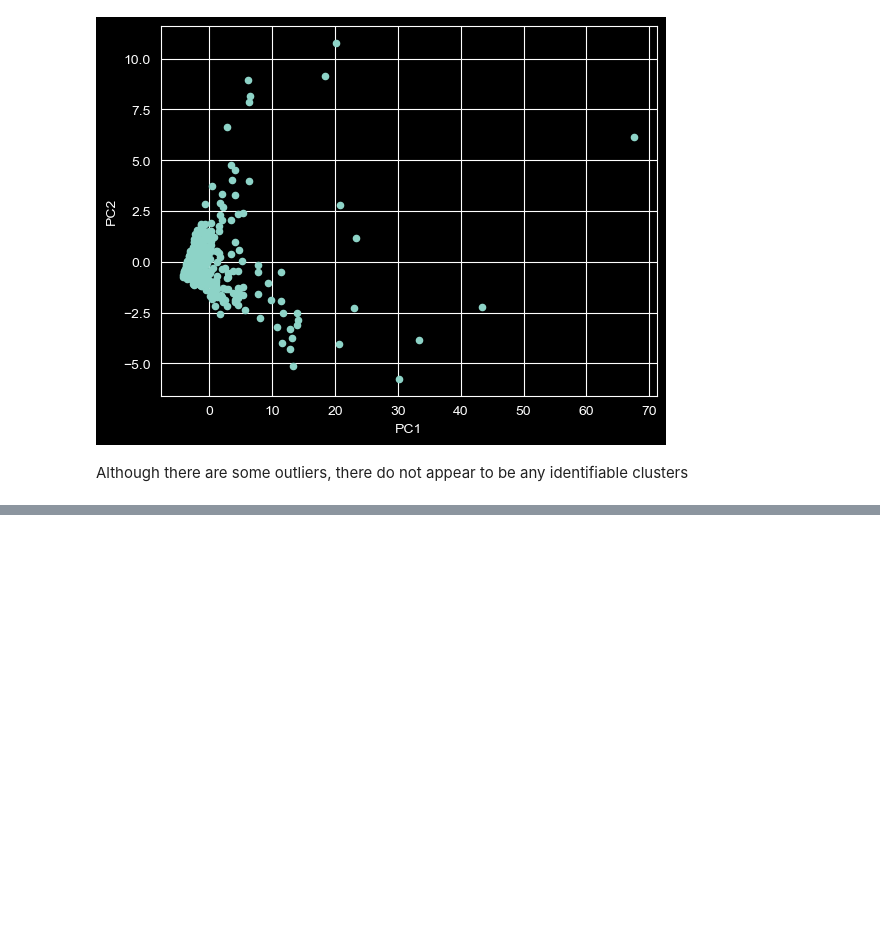
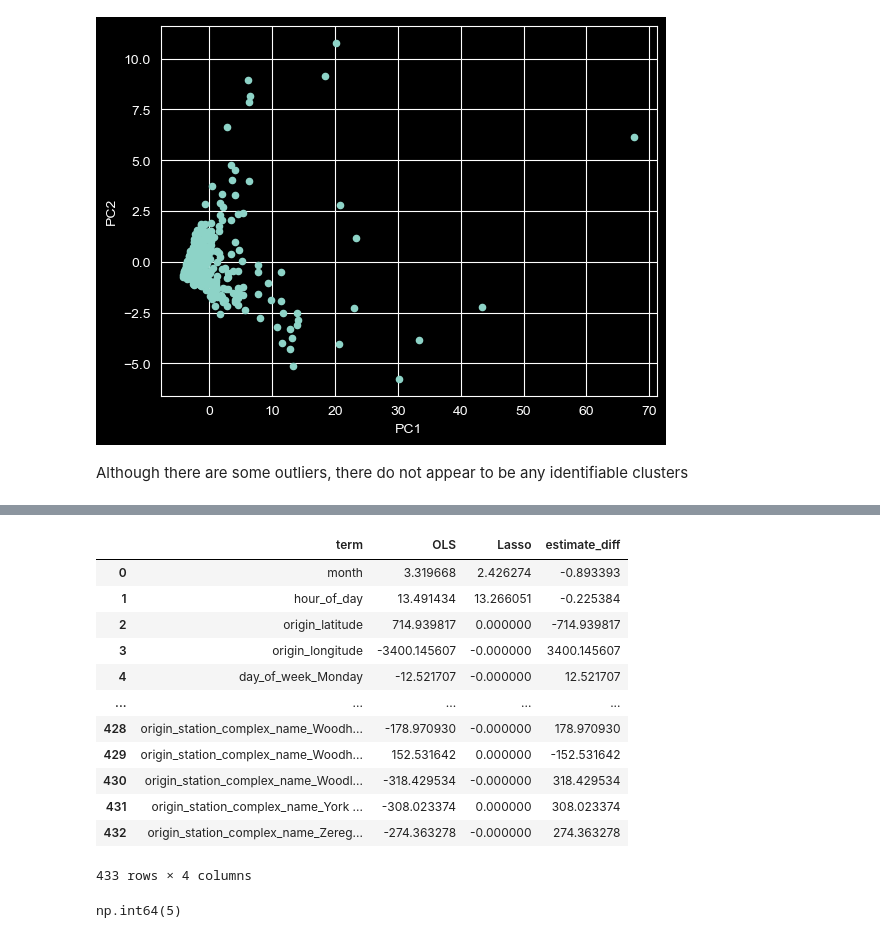
Before and after one commit to iansargent/nyc-subway-ridership-ml, a Jupyter notebook: final_report.ipynb, the cells around one changed output, grey strips where cells are left out. Cells and saved outputs as stored; diff of their text form; code cells hidden in the pictures; blank space fills up the shorter version.

```diff
--- a/final_report.ipynb
+++ b/final_report.ipynb
@@ -460,0 +522,38 @@ Although there are some outliers, there do not appear to be any identifiable clu
+# %%
+from sklearn.linear_model import Ridge, Lasso, LinearRegression
+
+
+# Starting the lasso regression engine
+lasso_10 = Lasso(alpha = 10)
+lasso_10.fit(X_train, y_train)
+lasso_coefs10 = lasso_10.coef_
+
+linear_model = LinearRegression().fit(X_train, y_train)
+linear_coefs = linear_model.coef_
+
+# Viewing OLS and Lasso coefficients and how they differ
+pd.DataFrame({
+    'term' : X_train.columns,
+    'OLS'  : linear_coefs,
+    'Lasso': lasso_coefs10,
+    'estimate_diff': (lasso_coefs10 - linear_coefs)#.round().astype(int)
+})#.query('estimate_diff != 0')
+# %% [output]
+|  | term | OLS | Lasso | estimate_diff |
+| 0 | month | 3.319668 | 2.426274 | -0.893393 |
+| 1 | hour_of_day | 13.491434 | 13.266051 | -0.225384 |
+| 2 | origin_latitude | 714.939817 | 0.000000 | -714.939817 |
+| 3 | origin_longitude | -3400.145607 | -0.000000 | 3400.145607 |
+| 4 | day_of_week_Monday | -12.521707 | -0.000000 | 12.521707 |
+| ... | ... | ... | ... | ... |
+| 428 | origin_station_complex_name_Woodh... | -178.970930 | -0.000000 | 178.970930 |
+| 429 | origin_station_complex_name_Woodh... | 152.531642 | 0.000000 | -152.531642 |
+| 430 | origin_station_complex_name_Woodl... | -318.429534 | -0.000000 | 318.429534 |
+| 431 | origin_station_complex_name_York ... | -308.023374 | 0.000000 | 308.023374 |
+| 432 | origin_station_complex_name_Zereg... | -274.363278 | -0.000000 | 274.363278 |
+433 rows × 4 columns
+# %%
+# how many coeffs aren't zero
+sum(np.abs(lasso_10.coef_) > 0)
+# %% [output]
+np.int64(5)
```
Also changed, not shown: parts of 34 cells of this notebook.
